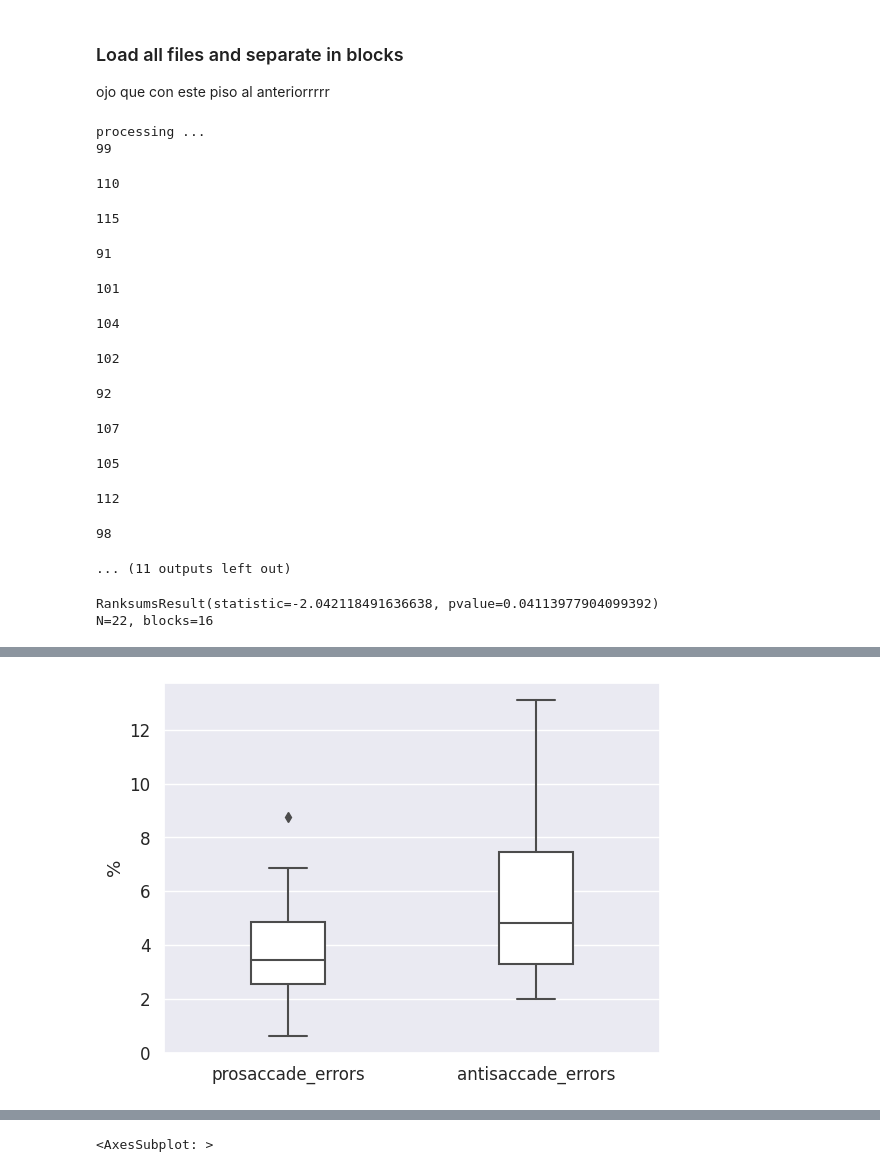
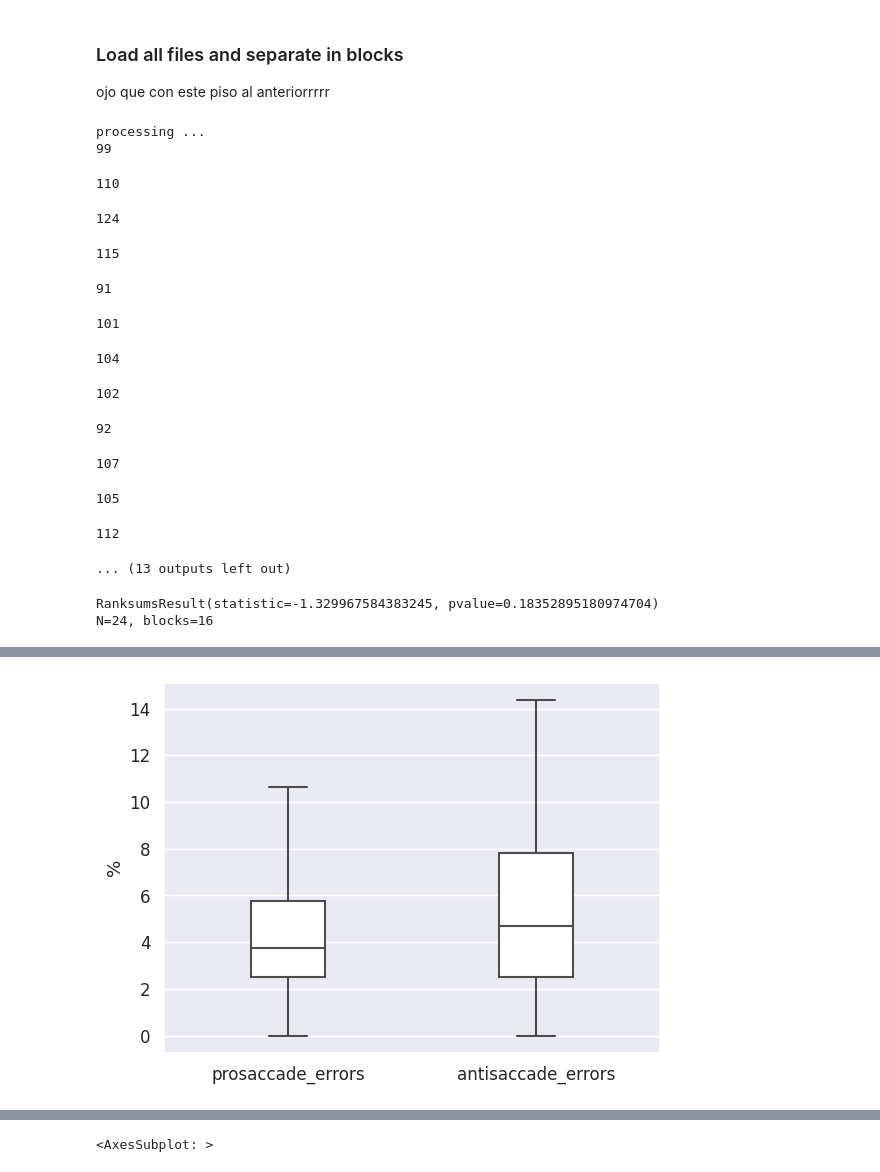
Before and after one commit to GEJ1/et_webcam_experiments, a Jupyter notebook: antisaccade_experiment/antisaccades_analysis.ipynb, the cells around one changed output, grey strips where cells are left out. Cells and saved outputs as stored; diff of their text form; code cells hidden in the pictures.

```diff
--- a/antisaccade_experiment/antisaccades_analysis.ipynb
+++ b/antisaccade_experiment/antisaccades_analysis.ipynb
@@ -35,7 +38,6 @@ def pre_processing(
     cue_shown_at_left=None,
     threshold_to_accept_sacc=0.5,
     FILTER = 1.5,
-    n_rows_per_condition = 20,
     filter_by_block = False,
     selected_block = 1
 ) -> dict:
@@ -481,14 +521,14 @@ df_all_blocks.head(2)
 processing ...
 99
 110
-115
+124
-91
+115
-101
+91
-104
+101
-102
+104
-92
+102
-107
+92
-105
+107
-112
+105
-98
+112
-... (11 outputs left out)
+... (13 outputs left out)
@@ -495,13 +537,16 @@ processing ...
 # %%
 # filtrar bloques
 
+MAX_NUMBER_INCORRECTS_PER_BLOCK = 18 # Esto implica que en un bloque hizo al menos el 90% mal
+
 df_blocks_filtered = (
-    df_all_blocks.query("prosaccade_errors < 8 and antisaccade_errors < 8")
-    # df_all_blocks.query(
-    #     "prosaccade_errors < 8 and antisaccade_errors < 8 and block < 9"
-    # )  # Con la mitad de los bloques
-    .groupby("subject")
-    .agg(
+    df_all_blocks.query(
+        "prosaccade_errors < @MAX_NUMBER_INCORRECTS_PER_BLOCK and antisaccade_errors < @MAX_NUMBER_INCORRECTS_PER_BLOCK"
+    )
+    # # df_all_blocks.query(
+    # #     "prosaccade_errors < @MAX_NUMBER_INCORRECTS_PER_BLOCK and antisaccade_errors < @MAX_NUMBER_INCORRECTS_PER_BLOCK and block < 9"
+    # # )  # Con la mitad de los bloques
+    .groupby("subject").agg(
         {
             "prosaccade_errors": "sum",
             "antisaccade_errors": "sum",
@@ -552,7 +597,6 @@ print(
 print(f"N={len(df_blocks_filtered)}, blocks={df_all_blocks['block'].max()}")
 
 df_blocks_filtered.describe()
-df_blocks_filtered
 # %% [output]
-RanksumsResult(statistic=-2.042118491636638, pvalue=0.04113977904099392)
-N=22, blocks=16
+RanksumsResult(statistic=-1.329967584383245, pvalue=0.18352895180974704)
+N=24, blocks=16
@@ -577,4 +612,4 @@ N=22, blocks=16
-[figure, old version]
+[figure, new version]
 # %%
 # VERSION CON BLOQUES
 
```
Also changed, not shown: parts of 6 cells of this notebook, 2 other files.
